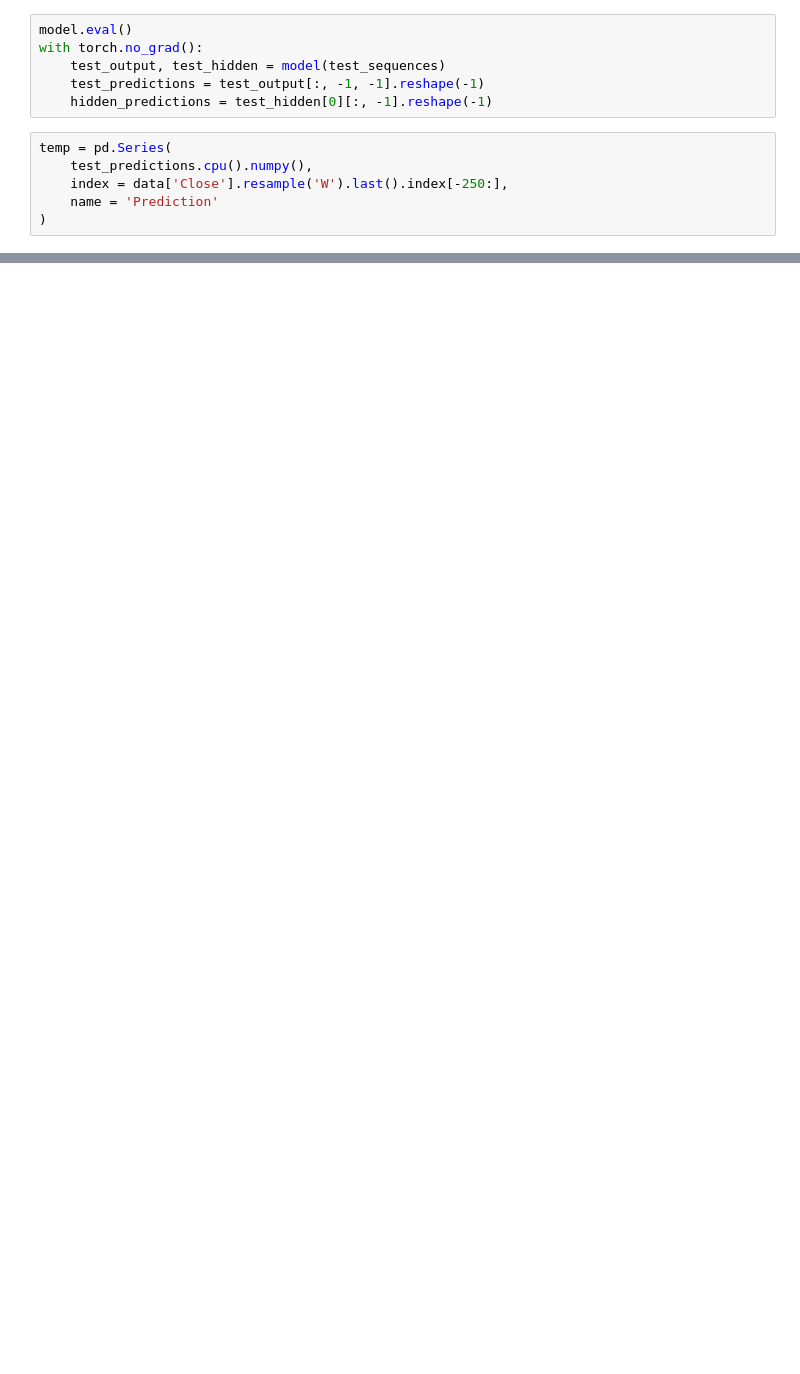
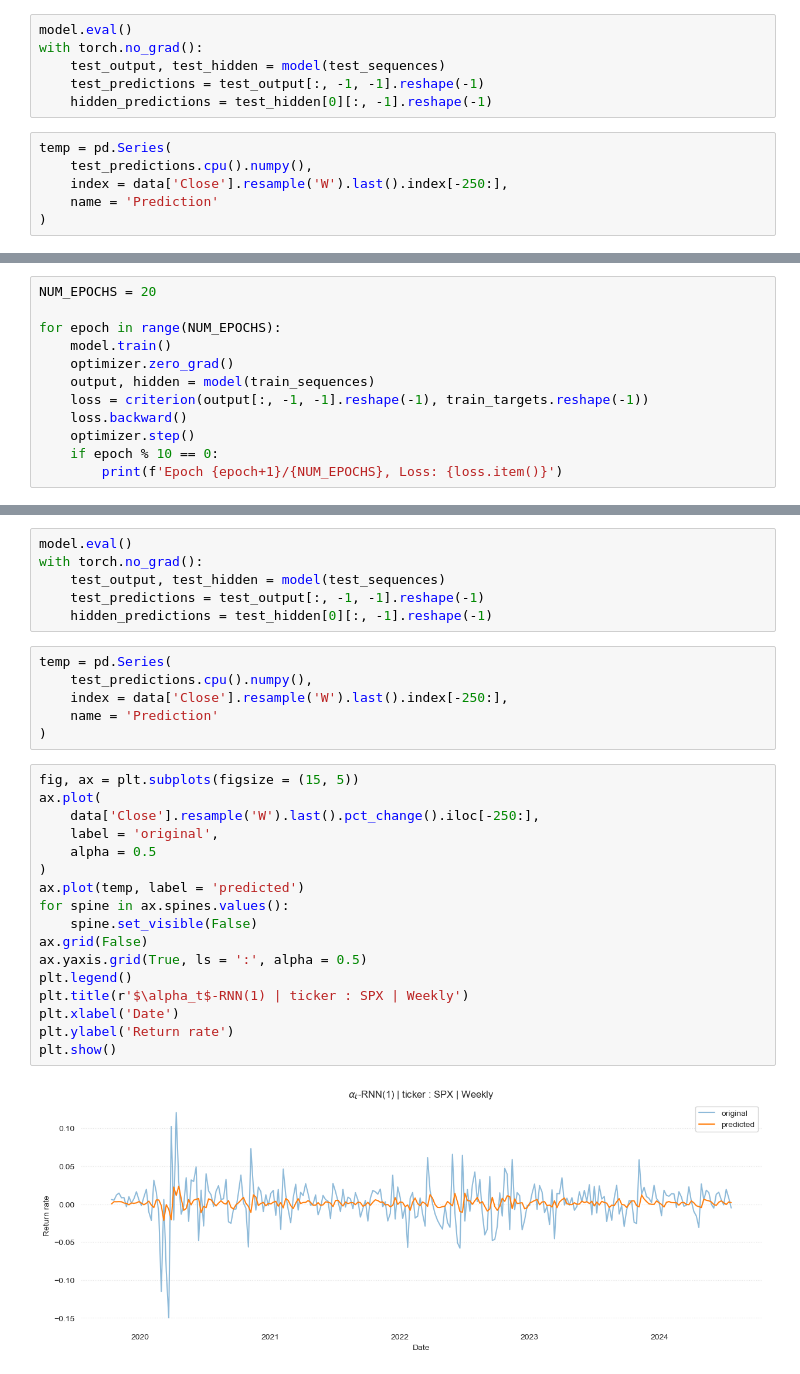
Before and after one commit to QuantifiSogang/2024MLforTimeSeries, a Jupyter notebook: 01BasicStatisticalModeling/04DeepLearningModels.ipynb, the cells around one changed output, grey strips where cells are left out. Saved outputs shown, nothing was run; the diff lists cells and outputs as text; blank space fills up the shorter version.

```diff
--- a/01BasicStatisticalModeling/04DeepLearningModels.ipynb
+++ b/01BasicStatisticalModeling/04DeepLearningModels.ipynb
@@ -146,0 +220,12 @@ plt.show()
+# %%
+NUM_EPOCHS = 20
+
+for epoch in range(NUM_EPOCHS):
+    model.train()
+    optimizer.zero_grad()
+    output, hidden = model(train_sequences)
+    loss = criterion(output[:, -1, -1].reshape(-1), train_targets.reshape(-1))
+    loss.backward()
+    optimizer.step()
+    if epoch % 10 == 0:
+        print(f'Epoch {epoch+1}/{NUM_EPOCHS}, Loss: {loss.item()}')
@@ -146,0 +235,31 @@ plt.show()
+# %%
+model.eval()
+with torch.no_grad():
+    test_output, test_hidden = model(test_sequences)
+    test_predictions = test_output[:, -1, -1].reshape(-1)
+    hidden_predictions = test_hidden[0][:, -1].reshape(-1)
+# %%
+temp = pd.Series(
+    test_predictions.cpu().numpy(),
+    index = data['Close'].resample('W').last().index[-250:],
+    name = 'Prediction'
+)
+# %%
+fig, ax = plt.subplots(figsize = (15, 5))
+ax.plot(
+    data['Close'].resample('W').last().pct_change().iloc[-250:],
+    label = 'original',
+    alpha = 0.5
+)
+ax.plot(temp, label = 'predicted')
+for spine in ax.spines.values():
+    spine.set_visible(False)
+ax.grid(False)
+ax.yaxis.grid(True, ls = ':', alpha = 0.5)
+plt.legend()
+plt.title(r'$\alpha_t$-RNN(1) | ticker : SPX | Weekly')
+plt.xlabel('Date')
+plt.ylabel('Return rate')
+plt.show()
+# %% [output]
+[figure, added]
```
Also changed, not shown: parts of 17 cells of this notebook, 2 other files.
